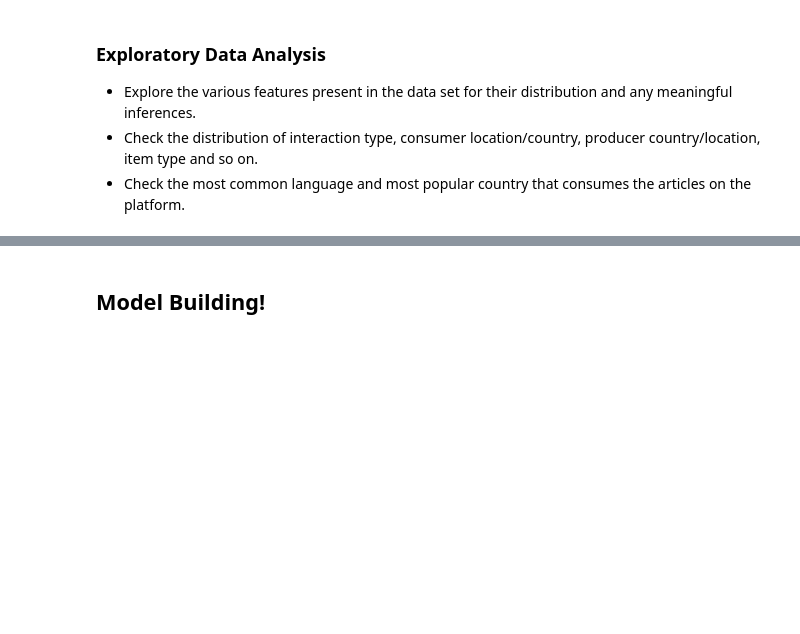
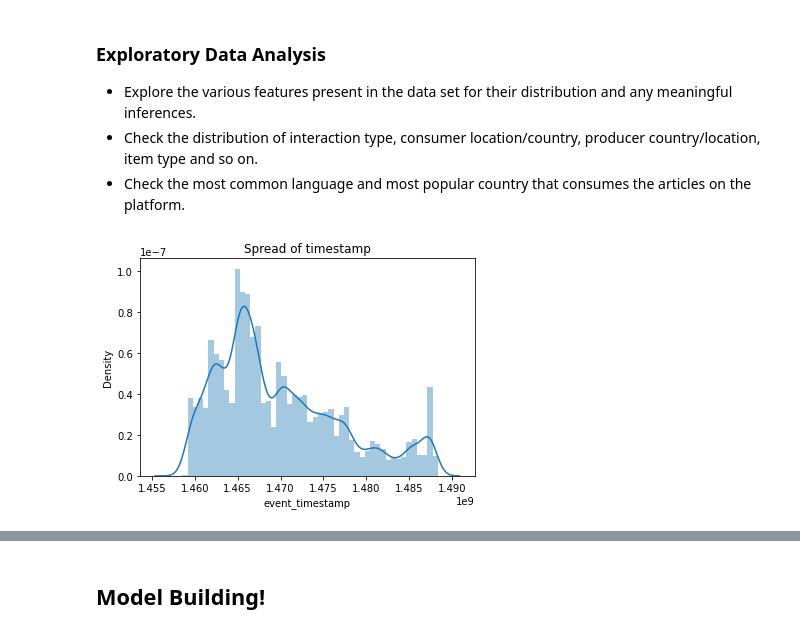
Before and after one commit to ishitamahindroo/NewsRecommendor, a Jupyter notebook: capstone0.ipynb, the cells around one changed output, grey strips where cells are left out. Cells and saved outputs as stored; diff of their text form; code cells hidden in the pictures; blank space fills up the shorter version.

```diff
--- a/capstone0.ipynb
+++ b/capstone0.ipynb
@@ -506,3 +506,9 @@ All null_values are handled successfully
 # %%
 import matplotlib.pyplot as plt
 import seaborn as sns
+# %%
+plt.title('Spread of timestamp')
+sns.distplot(con_trans['event_timestamp'])
+plt.show()
+# %% [output]
+[figure, added]
```
Also changed, not shown: parts of 101 cells of this notebook.
